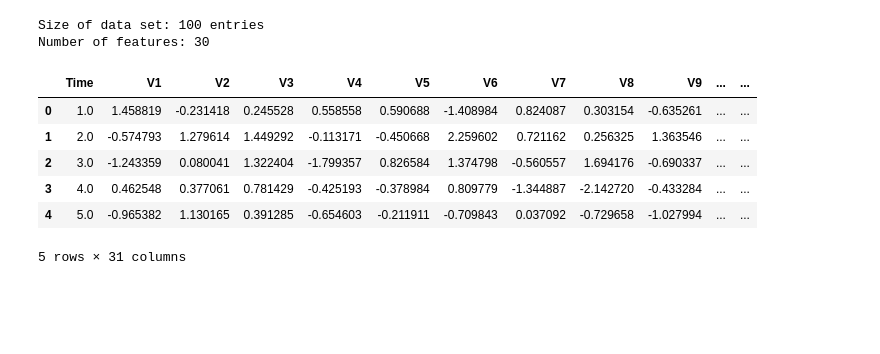
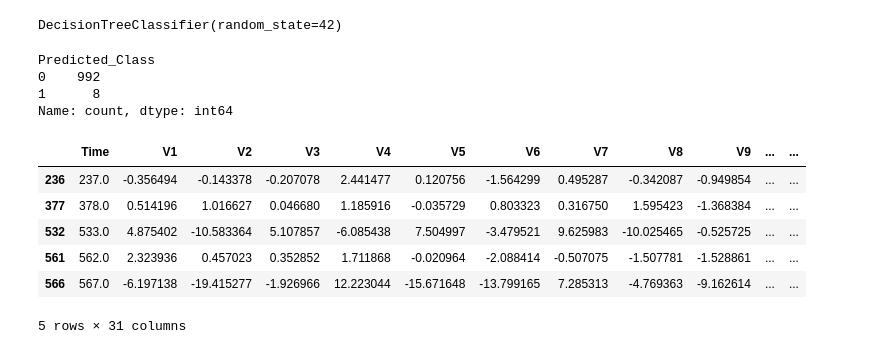
Before and after one commit to FlutterWiz/Credit-Card-Fraud-Detection, a Jupyter notebook: main/sample_project.ipynb, the cells around one changed output. Drawn from its saved outputs; the diff is of its cells as text; code cells hidden in the pictures; blank space fills up the shorter version.

```diff
--- a/main/sample_project.ipynb
+++ b/main/sample_project.ipynb
@@ -40,22 +11,0 @@ Number of features: 30
-# %%
-# Drop duplicated values
-
-df = df.drop_duplicates()
-print('Size of data set:', rows, 'entries' '\n' 'Number of features:', columns)
-# %% [output]
-Size of data set: 100 entries
-Number of features: 30
-# %%
-# Normalizing data
-
-scaler = StandardScaler()
-df["Normalized-Amount"] = scaler.fit_transform(df["Amount"].values.reshape(-1, 1))
-df.head()
-# %% [output]
-|  | Time | V1 | V2 | V3 | V4 | V5 | V6 | V7 | V8 | V9 | ... | ... |
-| 0 | 1.0 | 1.458819 | -0.231418 | 0.245528 | 0.558558 | 0.590688 | -1.408984 | 0.824087 | 0.303154 | -0.635261 | ... | ... |
-| 1 | 2.0 | -0.574793 | 1.279614 | 1.449292 | -0.113171 | -0.450668 | 2.259602 | 0.721162 | 0.256325 | 1.363546 | ... | ... |
-| 2 | 3.0 | -1.243359 | 0.080041 | 1.322404 | -1.799357 | 0.826584 | 1.374798 | -0.560557 | 1.694176 | -0.690337 | ... | ... |
-| 3 | 4.0 | 0.462548 | 0.377061 | 0.781429 | -0.425193 | -0.378984 | 0.809779 | -1.344887 | -2.142720 | -0.433284 | ... | ... |
-| 4 | 5.0 | -0.965382 | 1.130165 | 0.391285 | -0.654603 | -0.211911 | -0.709843 | 0.037092 | -0.729658 | -1.027994 | ... | ... |
-5 rows × 31 columns
@@ -61,0 +25,58 @@ df.head()
+# %%
+# Fetching the target feature ("Class")
+Y_exp = df_exp["Class"]
+
+# Fetching the independent features (dropping "Class")
+X_exp = df_exp.drop(["Class"], axis=1)
+
+# Handle class imbalance using SMOTE
+X_balance, Y_balance = SMOTE().fit_resample(X_exp, Y_exp)
+
+# Split the experimental data into training and test sets
+X_train, X_test, Y_train, Y_test = train_test_split(X_balance, Y_balance, test_size=1/3, random_state=42)
+
+# Initialize and train the decision tree classifier
+dt_model_exp = DecisionTreeClassifier(random_state=42)
+dt_model_exp.fit(X_train, Y_train)
+# %% [output]
+DecisionTreeClassifier(random_state=42)
+# %%
+## ----
+# Load my dummy dataset (without "Class" column)
+df = pd.read_csv('../data/credit_card_fraud_data.csv')
+
+# Drop duplicates
+df = df.drop_duplicates()
+
+# Normalizing the "Amount" column
+df["Normalized_Amount"] = scaler.transform(df["Amount"].values.reshape(-1, 1))
+
+df = df.drop(columns=['Amount'])
+
+# Now predict the "Class" for your dataset using the trained model
+predicted_class = dt_model_exp.predict(df)
+
+# Adding the predicted "Class" as a new column to your dataset
+df['Predicted_Class'] = predicted_class
+
+# Display the first few rows to see the predicted results
+df['Predicted_Class'].value_counts()
+# %% [output]
+Predicted_Class
+0    992
+1      8
+Name: count, dtype: int64
+# %%
+# Display only fraudulent transactions
+fraudulent_transactions = df[df['Predicted_Class'] == 1]
+
+# Display original values and predicted class
+fraudulent_transactions.head()
+# %% [output]
+|  | Time | V1 | V2 | V3 | V4 | V5 | V6 | V7 | V8 | V9 | ... | ... |
+| 236 | 237.0 | -0.356494 | -0.143378 | -0.207078 | 2.441477 | 0.120756 | -1.564299 | 0.495287 | -0.342087 | -0.949854 | ... | ... |
+| 377 | 378.0 | 0.514196 | 1.016627 | 0.046680 | 1.185916 | -0.035729 | 0.803323 | 0.316750 | 1.595423 | -1.368384 | ... | ... |
+| 532 | 533.0 | 4.875402 | -10.583364 | 5.107857 | -6.085438 | 7.504997 | -3.479521 | 9.625983 | -10.025465 | -0.525725 | ... | ... |
+| 561 | 562.0 | 2.323936 | 0.457023 | 0.352852 | 1.711868 | -0.020964 | -2.088414 | -0.507075 | -1.507781 | -1.528861 | ... | ... |
+| 566 | 567.0 | -6.197138 | -19.415277 | -1.926966 | 12.223044 | -15.671648 | -13.799165 | 7.285313 | -4.769363 | -9.162614 | ... | ... |
+5 rows × 31 columns
```
Also changed, not shown: parts of 6 cells of this notebook, 2 other files.
